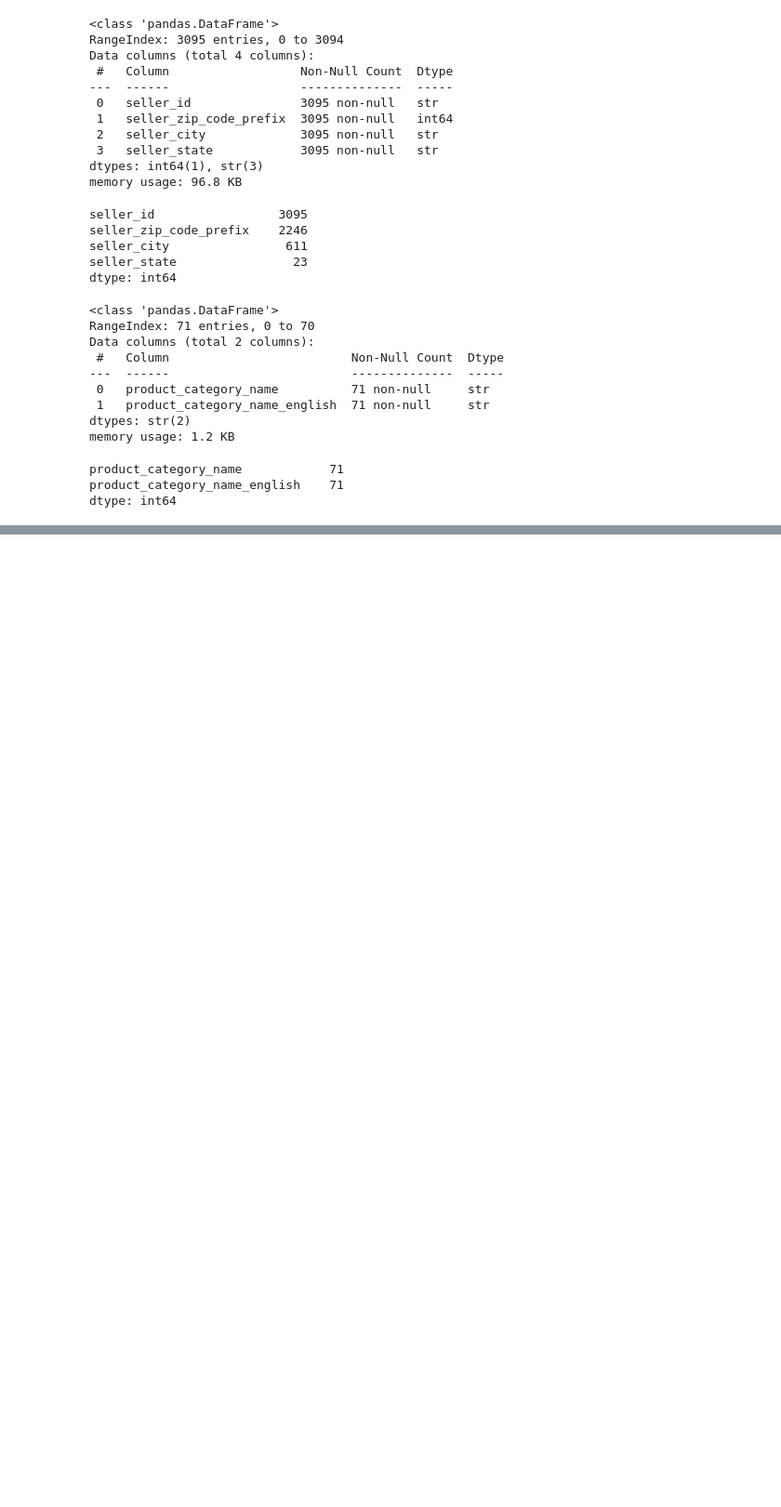
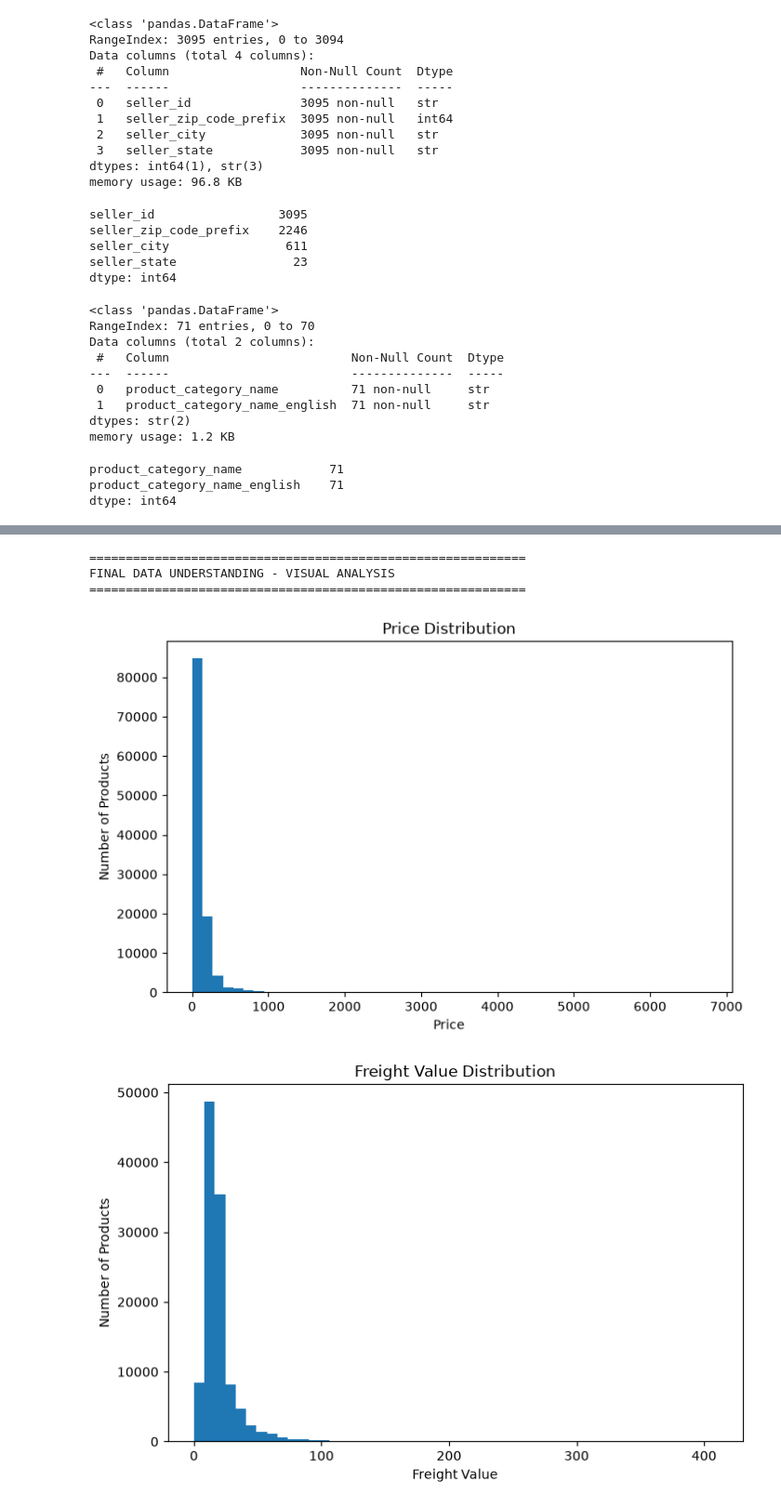
Before and after one commit to Prashantpd7/AI_ML, a Jupyter notebook: First_Project/notebooks/01_data_understanding.ipynb, the cells around one changed output, grey strips where cells are left out. Shown at 93% size. Saved outputs shown, nothing was run; the diff lists cells and outputs as text; code cells hidden in the pictures; blank space fills up the shorter version.

Commit message:
done understanding the data

```diff
--- a/First_Project/notebooks/01_data_understanding.ipynb
+++ b/First_Project/notebooks/01_data_understanding.ipynb
@@ -520,0 +1540,71 @@ dtype: int64
+# %%
+# ============================================================
+# FINAL DATA UNDERSTANDING - VISUAL CHECK
+# ============================================================
+
+import matplotlib.pyplot as plt
+
+print("=" * 60)
+print("FINAL DATA UNDERSTANDING - VISUAL ANALYSIS")
+print("=" * 60)
+
+
+# ------------------------------------------------------------
+# 1. PRICE DISTRIBUTION
+# ------------------------------------------------------------
+
+plt.figure(figsize=(8, 5))
+plt.hist(order_items["price"], bins=50)
+plt.title("Price Distribution")
+plt.xlabel("Price")
+plt.ylabel("Number of Products")
+plt.show()
+
+
+# ------------------------------------------------------------
+# 2. FREIGHT VALUE DISTRIBUTION
+# ------------------------------------------------------------
+
+plt.figure(figsize=(8, 5))
+plt.hist(order_items["freight_value"], bins=50)
+plt.title("Freight Value Distribution")
+plt.xlabel("Freight Value")
+plt.ylabel("Number of Products")
+plt.show()
+
+
+# ------------------------------------------------------------
+# 3. ORDER STATUS DISTRIBUTION
+# ------------------------------------------------------------
+
+plt.figure(figsize=(8, 5))
+
+orders["order_status"].value_counts().plot(kind="bar")
+
+plt.title("Order Status Distribution")
+plt.xlabel("Order Status")
+plt.ylabel("Number of Orders")
+plt.xticks(rotation=45)
+plt.show()
+
+
+# ------------------------------------------------------------
+# FINAL SUMMARY
+# ------------------------------------------------------------
+
+print("\n" + "=" * 60)
+print("DATA UNDERSTANDING COMPLETED")
+print("=" * 60)
+
+print("\nKey observations:")
+print("1. Price distribution is right-skewed because a small number of products are very expensive.")
+print("2. Freight value is also right-skewed because most shipping costs are low.")
+print("3. Order status shows how orders are distributed across different stages.")
+print("4. Missing values, duplicates, invalid relationships, unusual values, dates and outliers were checked.")
+print("5. The dataset is now ready for the DATA CLEANING stage.")
+# %% [output]
+============================================================
+FINAL DATA UNDERSTANDING - VISUAL ANALYSIS
+============================================================
+[figure, added]
+[figure, added]
```
Also changed, not shown: parts of 26 cells of this notebook.
